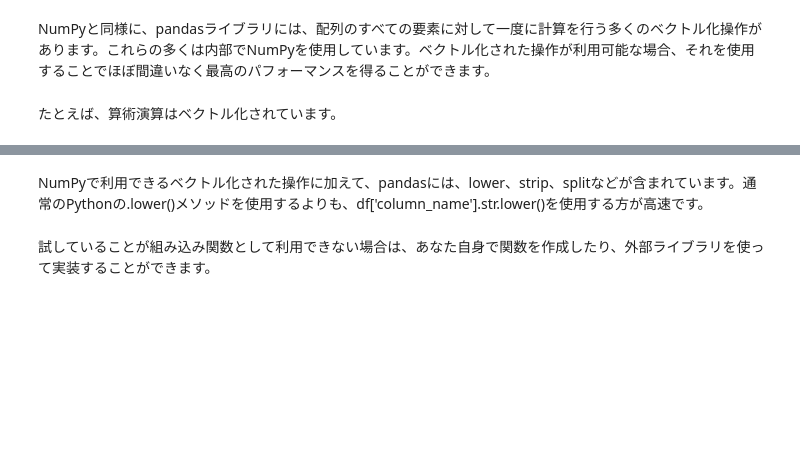
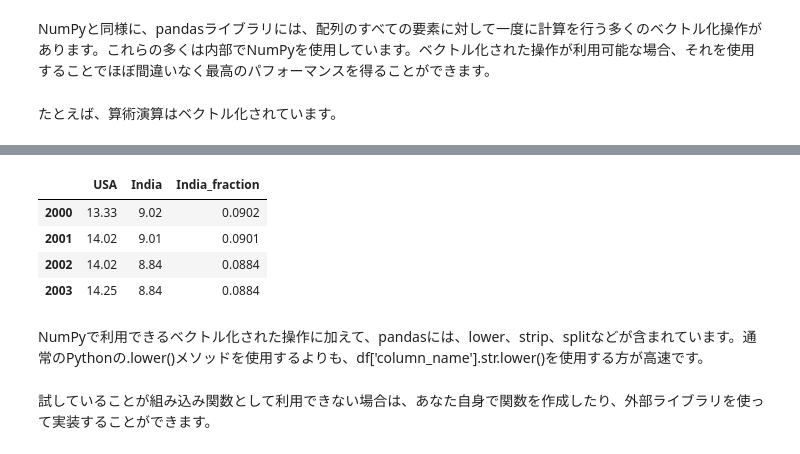
Before and after one commit to kooll/25t2, a Jupyter notebook: book/ch03_lines_as_cells.ipynb, the cells around one changed output, grey strips where cells are left out. Saved outputs shown, nothing was run; the diff lists cells and outputs as text; code cells hidden in the pictures; blank space fills up the shorter version.

```diff
--- a/book/ch03_lines_as_cells.ipynb
+++ b/book/ch03_lines_as_cells.ipynb
@@ -530,2 +436,6 @@ pandasには2つの重要なデータ構造があります：DataFrameとSeries
+# %%
+usa_data = pd.Series(
+    [13.33, 14.02, 14.02, 14.25], index=["2000", "2001", "2002", "2003"]
+)
 # %% [markdown]
 これは、年をインデックスとする次のような構造を提供します。
@@ -533,5 +452,9 @@ pandasには2つの重要なデータ構造があります：DataFrameとSeries
 NumPyの配列と同様に、Seriesも連続したメモリブロックとして作成されます。つまり、いくつかの同じパフォーマンスに関する考慮事項が適用されます。たとえば、Seriesの末尾に新しいアイテムを追加するのは遅いです。これは、構造全体を新しいメモリ位置に移動しなければならないからです。パフォーマンスに関する考慮事項については、次のセクションで詳しく説明します。
 # %% [markdown]
 Pandas DataFrameは、2次元のPandas Series構造の配列であり、列インデックスも持ちます。Pandas Seriesから次のようにして構築することができます。
+# %%
+india_data = pd.Series([9.02, 9.01, 8.84, 8.84], index=["2000", "2001", "2002", "2003"])
+# %%
+df = pd.DataFrame({"USA": usa_data, "India": india_data})
 # %% [markdown]
 これは次のようなDataFrameを提供します。
@@ -549,3 +480,6 @@ pandasのデータ構造は、行と列の情報を持つ2次元の表形式の
 NumPyと同様に、pandasライブラリには、配列のすべての要素に対して一度に計算を行う多くのベクトル化操作があります。これらの多くは内部でNumPyを使用しています。ベクトル化された操作が利用可能な場合、それを使用することでほぼ間違いなく最高のパフォーマンスを得ることができます。
 # %% [markdown]
 たとえば、算術演算はベクトル化されています。
+# %%
+%%timeit
+df["India_fraction"] = df["India"] / 100
@@ -552,3 +488,11 @@ NumPyと同様に、pandasライブラリには、配列のすべての要素に
+# %%
+df
+# %% [output]
+|  | USA | India | India_fraction |
+| 2000 | 13.33 | 9.02 | 0.0902 |
+| 2001 | 14.02 | 9.01 | 0.0901 |
+| 2002 | 14.02 | 8.84 | 0.0884 |
+| 2003 | 14.25 | 8.84 | 0.0884 |
 # %% [markdown]
 NumPyで利用できるベクトル化された操作に加えて、pandasには、lower、strip、splitなどが含まれています。通常のPythonの.lower()メソッドを使用するよりも、df['column_name'].str.lower()を使用する方が高速です。
 # %% [markdown]
```
Also changed, not shown: parts of 56 cells of this notebook.
